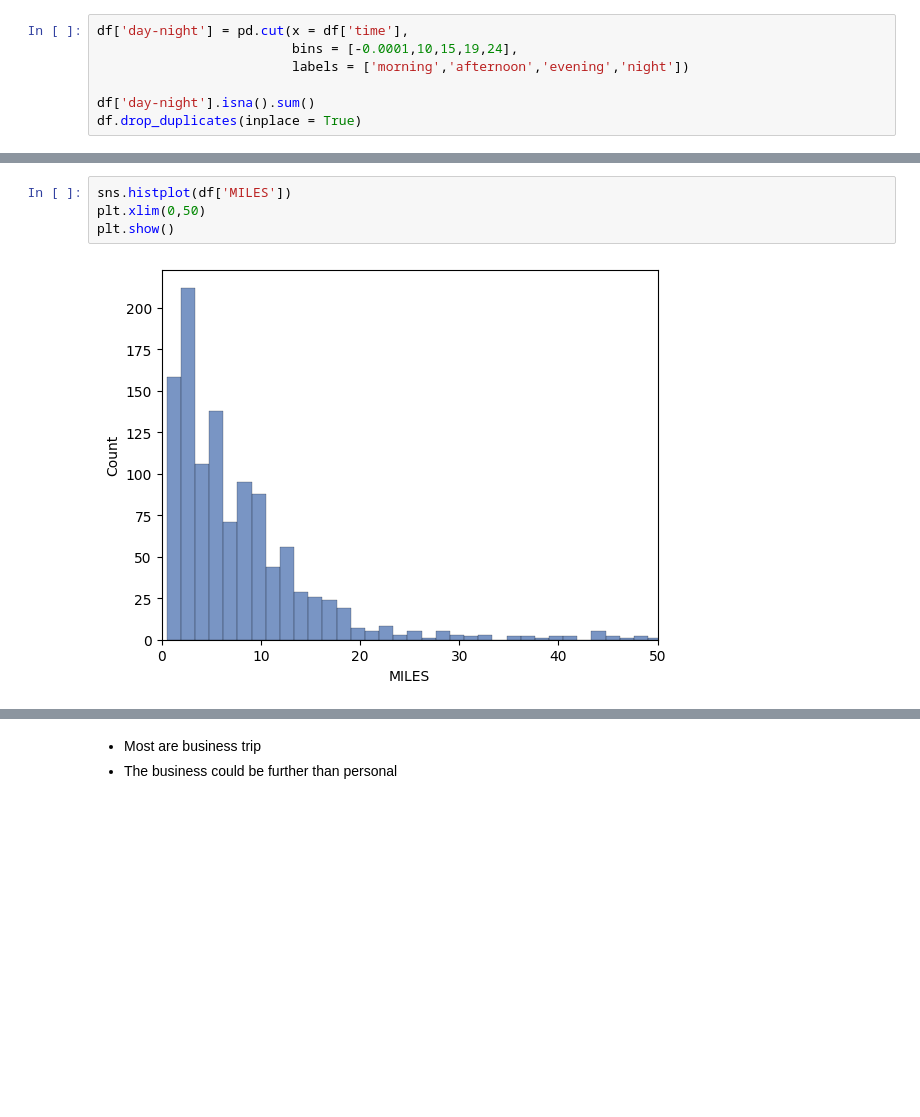
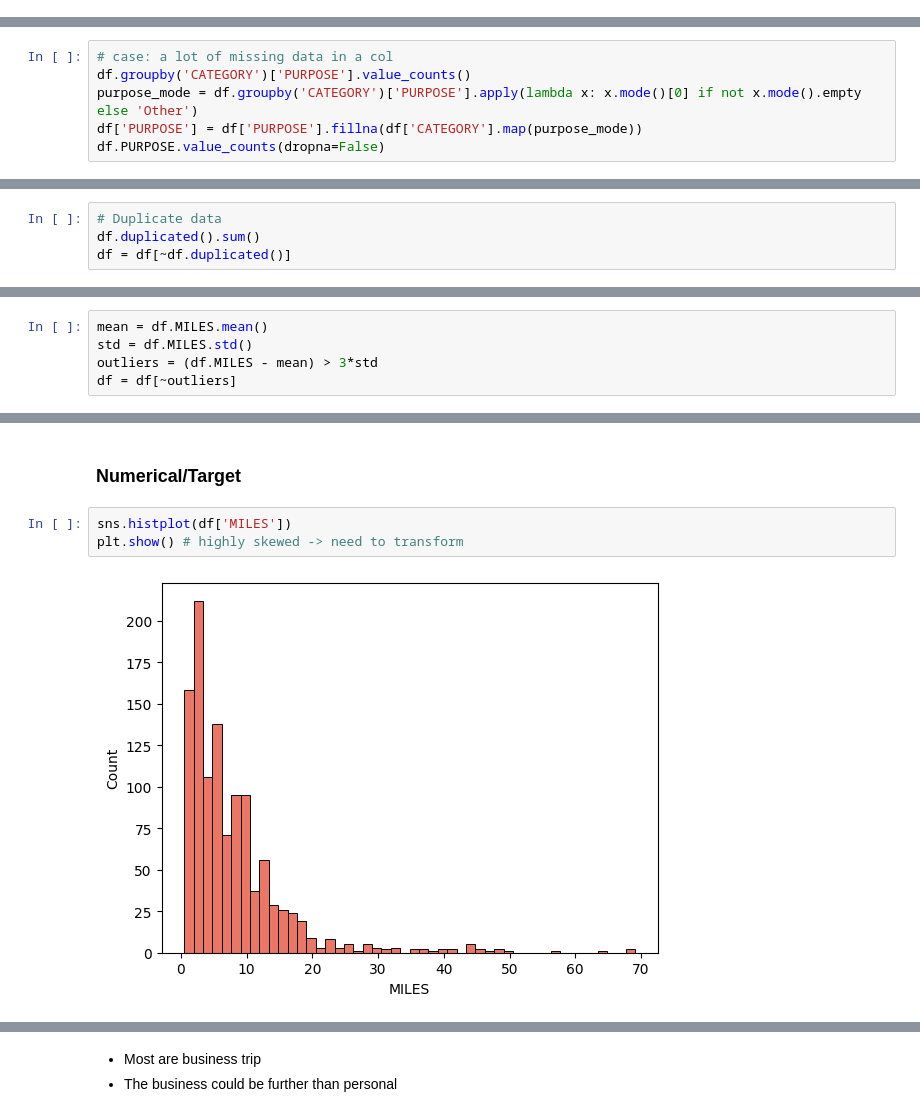
Before and after one commit to tqv24/ds-uber_analysis, a Jupyter notebook: train.ipynb, the cells around one changed output, grey strips where cells are left out. Drawn from its saved outputs; the diff is of its cells as text; blank space fills up the shorter version.

```diff
--- a/train.ipynb
+++ b/train.ipynb
@@ -77,7 +77,0 @@ dtype: int64
-# %%
-df['day-night'] = pd.cut(x = df['time'],
-                         bins = [-0.0001,10,15,19,24],
-                         labels = ['morning','afternoon','evening','night'])
-
-df['day-night'].isna().sum()
-df.drop_duplicates(inplace = True)
@@ -91,0 +78,6 @@ print(unique)
+# %%
+# case: a lot of missing data in a col
+df.groupby('CATEGORY')['PURPOSE'].value_counts()
+purpose_mode = df.groupby('CATEGORY')['PURPOSE'].apply(lambda x: x.mode()[0] if not x.mode().empty else 'Other')
+df['PURPOSE'] = df['PURPOSE'].fillna(df['CATEGORY'].map(purpose_mode))
+df.PURPOSE.value_counts(dropna=False)
@@ -91,0 +97,4 @@ print(unique)
+# %%
+# Duplicate data
+df.duplicated().sum()
+df = df[~df.duplicated()]
@@ -91,0 +114,5 @@ print(unique)
+# %%
+mean = df.MILES.mean()
+std = df.MILES.std()
+outliers = (df.MILES - mean) > 3*std
+df = df[~outliers]
@@ -92,6 +138,7 @@ print(unique)
+# %% [markdown]
+### Numerical/Target
 # %%
 sns.histplot(df['MILES'])
-plt.xlim(0,50)
-plt.show()
+plt.show() # highly skewed -> need to transform
 # %% [output]
-[figure, old version]
+[figure, new version]
```
Also changed, not shown: parts of 43 cells of this notebook.
